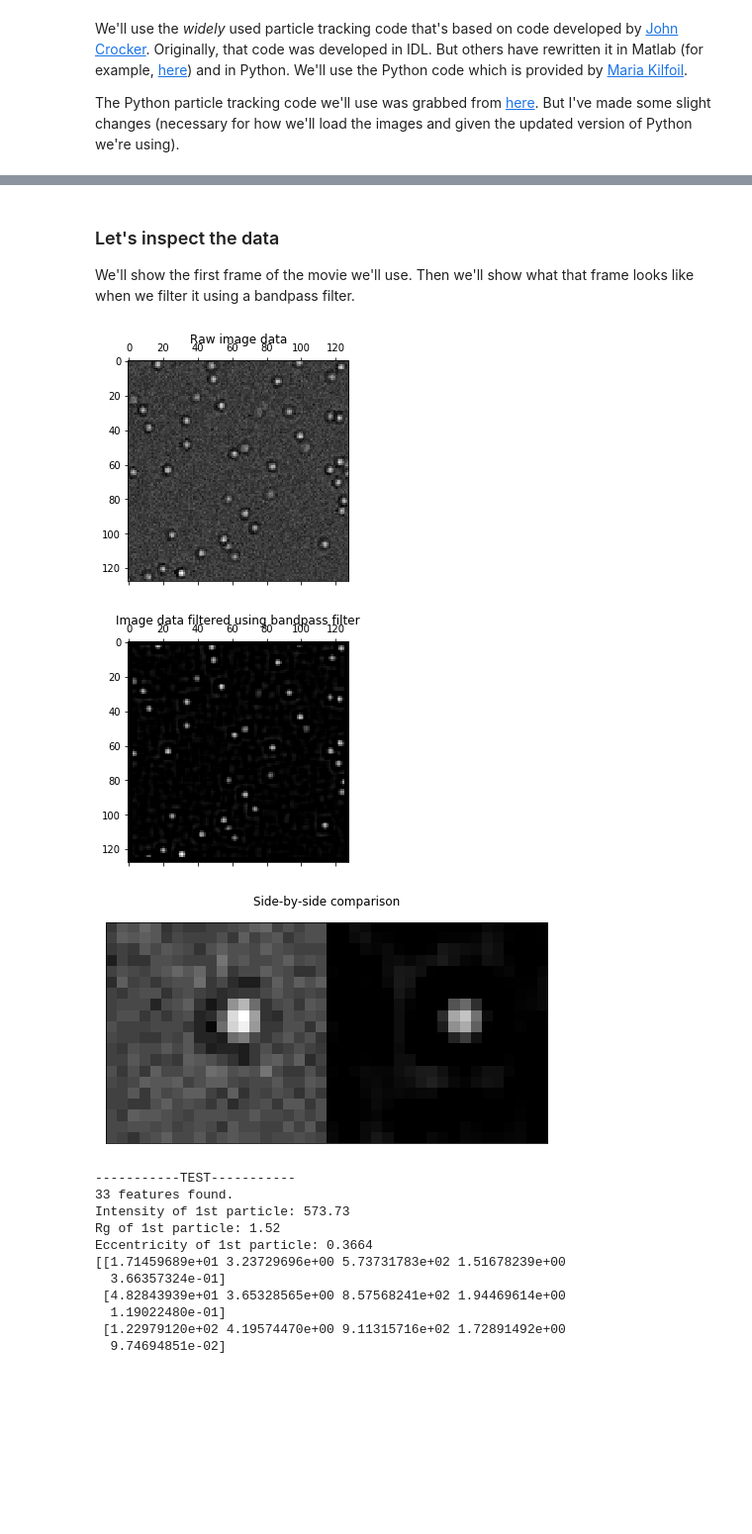
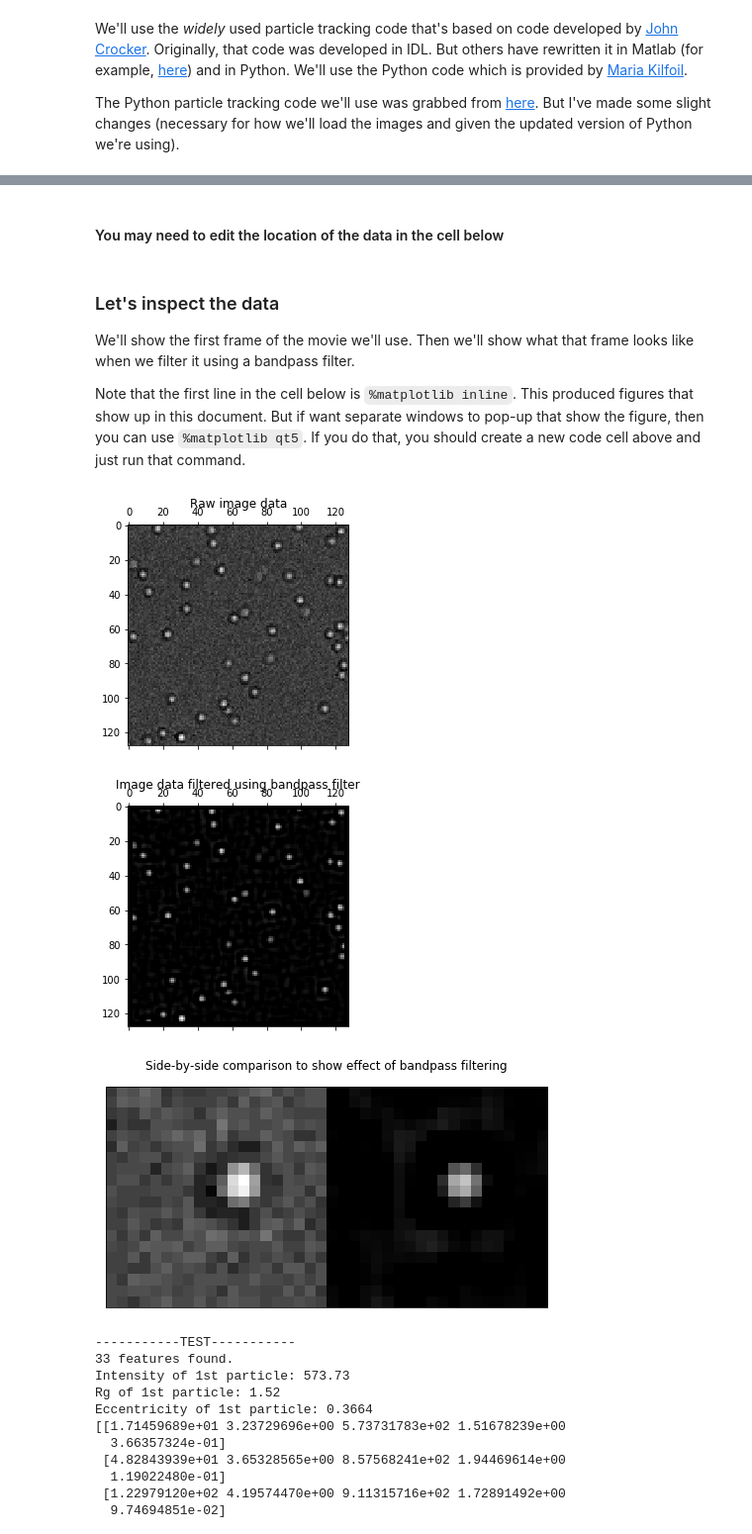
Before and after one commit to rmcgorty/ParticleTracking-Python, a Jupyter notebook: jupyter_notebooks/Particle Tracking -- DEMONSTRATION, TUTORIAL.ipynb, the cells around one changed output, grey strips where cells are left out. Shown at 99% size. Saved outputs shown, nothing was run; the diff lists cells and outputs as text; code cells hidden in the pictures; blank space fills up the shorter version.

```diff
--- a/jupyter_notebooks/Particle Tracking -- DEMONSTRATION, TUTORIAL.ipynb
+++ b/jupyter_notebooks/Particle Tracking -- DEMONSTRATION, TUTORIAL.ipynb
@@ -37,6 +37,8 @@ import mpretrack #The file mpretrack.py and trackmem.py should be in the locatio
 import trackmem
 import bpass
 import tiff_file #Ignore any warnings importing this may cause
+# %% [markdown]
+#### You may need to edit the location of the data in the cell below
 # %%
 #Now let's locate the data
 data_directory = "Z:\\2018-05-16_Silica_0.2percent\\images_2x2bin_40x_128x128_1\\" #Notice the double slashes!
@@ -46,34 +48,37 @@ data_file = "images_2x2bin_40x_128x128_1_Invert_BGSubtract.tif"
 
 We'll show the first frame of the movie we'll use.
 Then we'll show what that frame looks like when we filter it using a bandpass filter.
+
+Note that the first line in the cell below is <code>%matplotlib inline</code>.
+This produced figures that show up in this document. But if want separate windows to pop-up that show the figure, then you can use <code>%matplotlib qt5</code>. If you do that, you should create a new code cell above and just run that command.
 # %%
 %matplotlib inline
 
 #We use the "tiff_file" module to deal with image data in tif formats.
 #The function 'imread' reads in the image. We can either read in the whole entire
 #  movie or just read in a specific frame. Here, we are reading in only the first
 #  frame. We do this by setting the optional paratmer 'key' equal to 0.
 frame1_image = tiff_file.imread(data_directory+data_file,key=0)
 
 pylab.matshow(frame1_image, cmap=matplotlib.cm.gray) #'cmap' is the colormap used
 pylab.title("Raw image data")
 
 #Let's try filtering the data with a bandpass filter. This filter is used when
 #  identifying features in the image.
 bpass_image = bpass.bpass(frame1_image,1,3)
 
 pylab.matshow(bpass_image, cmap=matplotlib.cm.gray)
 pylab.title("Image data filtered using bandpass filter")
 
 #We'll show a side-by-side comparison of non-filtered and filtered images.
 # Using the numpy function 'hstack' to combine two arrays horizontally
 pylab.matshow(np.hstack((frame1_image[18:38,42:62], bpass_image[18:38,42:62])), cmap=matplotlib.cm.gray, interpolation='nearest')
 pylab.xticks([]); pylab.yticks([]) #This removes the labeling of the axes values
-pylab.title('Side-by-side comparison');
+pylab.title('Side-by-side comparison to show effect of bandpass filtering');
 # %% [output]
 [figure]
 [figure]
-[figure, old version]
+[figure, new version]
 # %%
 #Use the function 'test' in mpretrack to find good set of parameters
 
```
Also changed, not shown: parts of 7 cells of this notebook, 1 other file.
